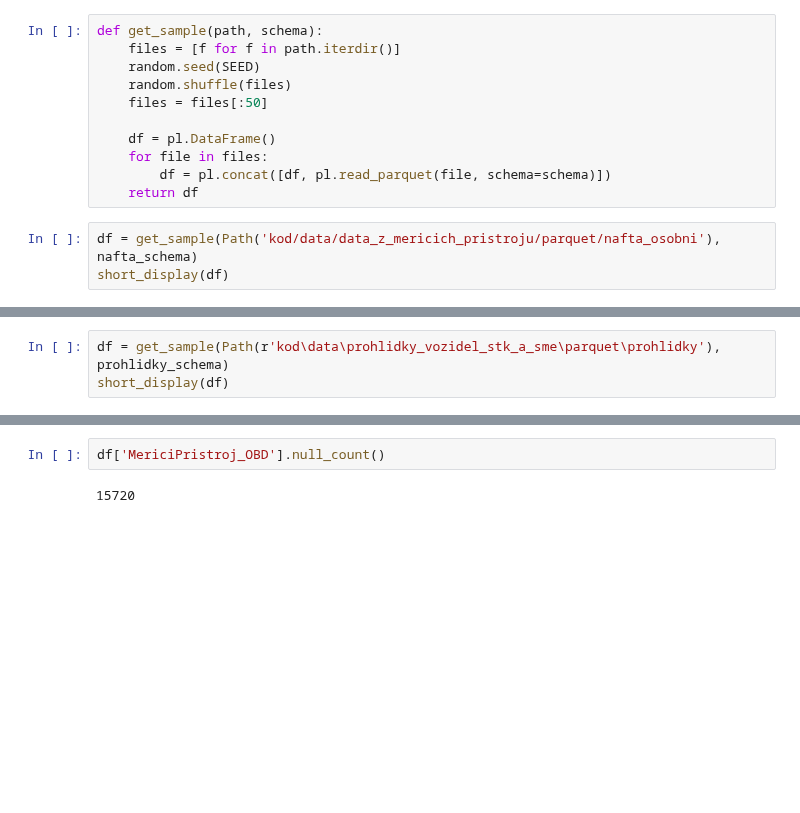
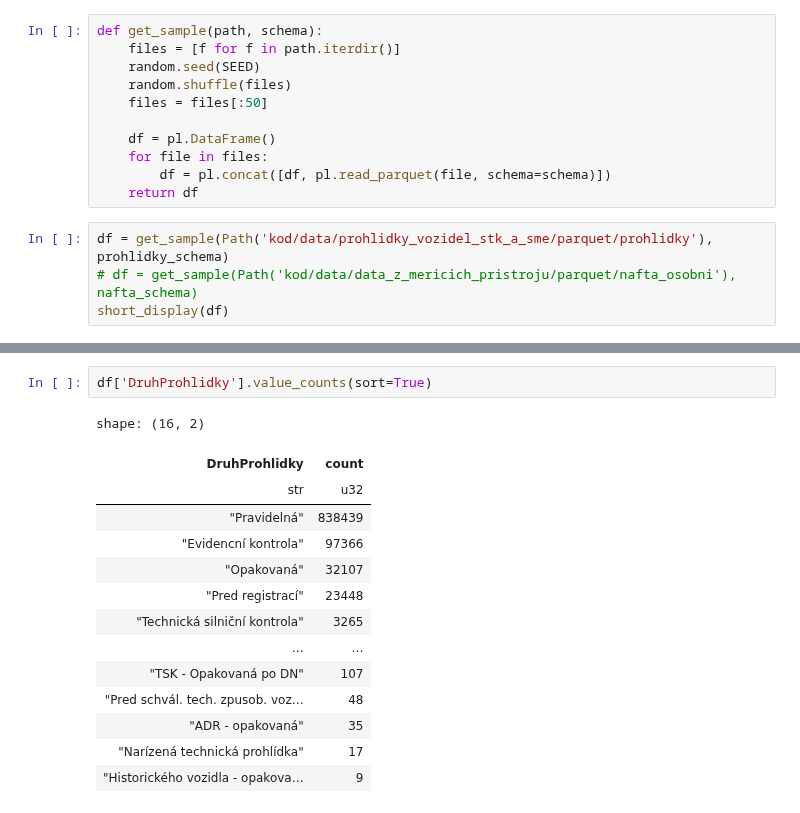
Before and after one commit to opendatalabcz/emissions-data-analysis-cz, a Jupyter notebook: kod/helper.ipynb, the cells around one changed output, grey strips where cells are left out. Drawn from its saved outputs; the diff is of its cells as text; blank space fills up the shorter version.

```diff
--- a/kod/helper.ipynb
+++ b/kod/helper.ipynb
@@ -104,6 +155,7 @@ def get_sample(path, schema):
         df = pl.concat([df, pl.read_parquet(file, schema=schema)])
     return df
 # %%
-df = get_sample(Path('kod/data/data_z_mericich_pristroju/parquet/nafta_osobni'), nafta_schema)
+df = get_sample(Path('kod/data/prohlidky_vozidel_stk_a_sme/parquet/prohlidky'), prohlidky_schema)
+# df = get_sample(Path('kod/data/data_z_mericich_pristroju/parquet/nafta_osobni'), nafta_schema)
 short_display(df)
 # %% [output]
@@ -129,3 +180,0 @@ short_display(df)
-# %%
-df = get_sample(Path(r'kod\data\prohlidky_vozidel_stk_a_sme\parquet\prohlidky'), prohlidky_schema)
-short_display(df)
@@ -152,4 +181,17 @@ short_display(df)
 # %%
-df['MericiPristroj_OBD'].null_count()
+df['DruhProhlidky'].value_counts(sort=True)
 # %% [output]
-15720
+shape: (16, 2)
+| DruhProhlidky | count |
+| str | u32 |
+| "Pravidelná" | 838439 |
+| "Evidencní kontrola" | 97366 |
+| "Opakovaná" | 32107 |
+| "Pred registrací" | 23448 |
+| "Technická silniční kontrola" | 3265 |
+| … | … |
+| "TSK - Opakovaná po DN" | 107 |
+| "Pred schvál. tech. zpusob. voz… | 48 |
+| "ADR - opakovaná" | 35 |
+| "Narízená technická prohlídka" | 17 |
+| "Historického vozidla - opakova… | 9 |
```
Also changed, not shown: parts of 9 cells of this notebook, 2 other files.
